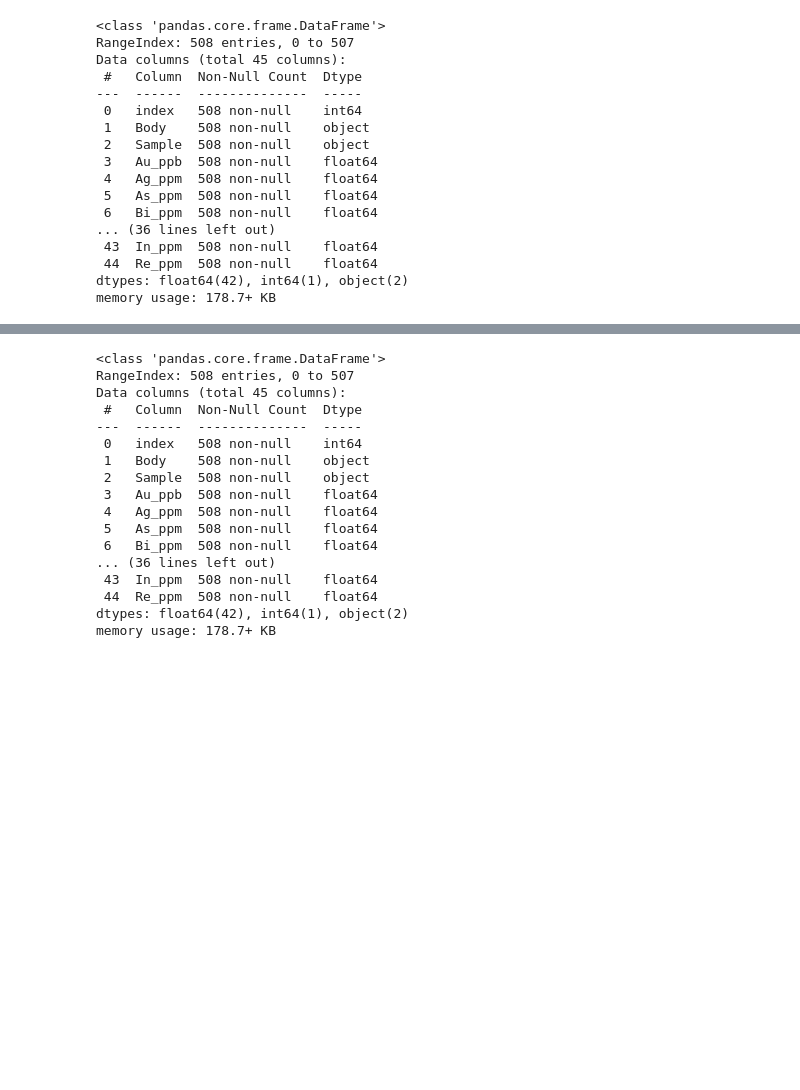
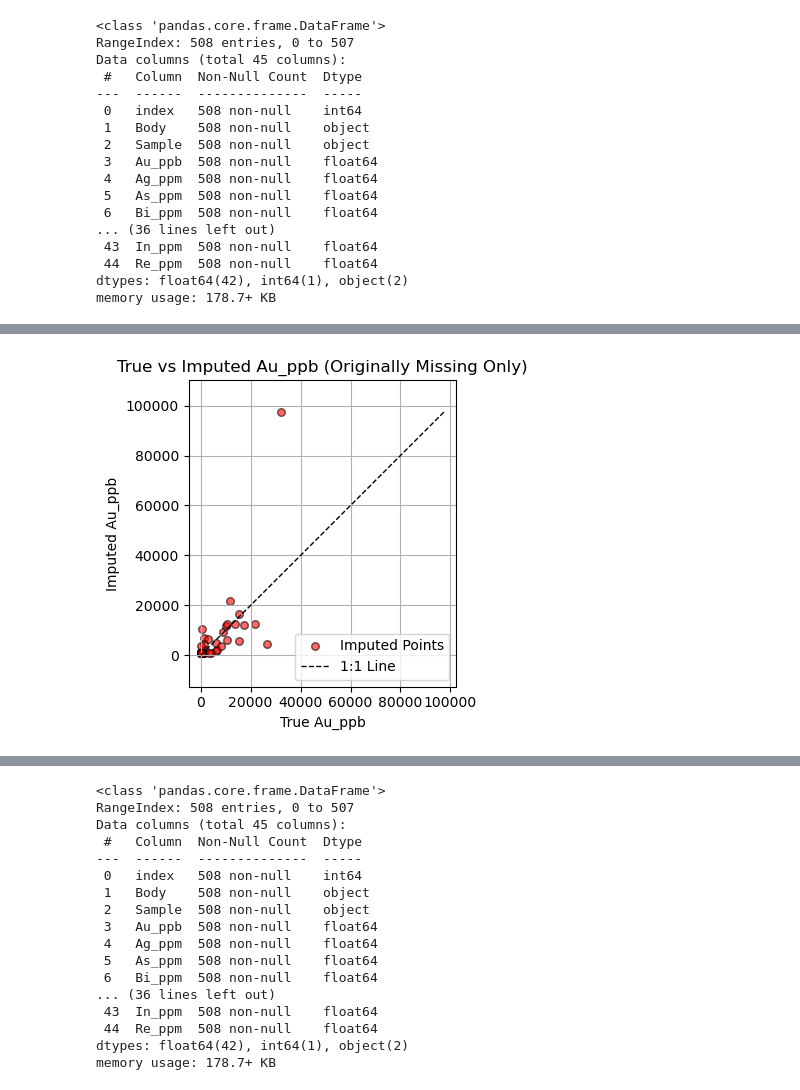
Before and after one commit to TarynScharf/PythonWorkshop, a Jupyter notebook: GSA-WA Workshop/#5_Intro_to_Machine_learning.ipynb, the cells around one changed output, grey strips where cells are left out. Saved outputs shown, nothing was run; the diff lists cells and outputs as text; code cells hidden in the pictures; blank space fills up the shorter version.

```diff
--- a/GSA-WA Workshop/#5_Intro_to_Machine_learning.ipynb
+++ b/GSA-WA Workshop/#5_Intro_to_Machine_learning.ipynb
@@ -483,0 +555,53 @@ for target in targets:
+# %%
+# --- Extract original and imputed Au_ppb values ---
+
+# Get 'Au_ppb' from the original (sparse) and imputed DataFrames
+original = df_sparse['Au_ppb'].reset_index(drop=True)
+imputed = df_imputed['Au_ppb'].reset_index(drop=True)
+
+# --- Identify positions that were missing in the original data ---
+
+# Create a mask where original values were NaN (i.e., were imputed)
+missing_mask = original.isna()
+
+# Extract only the imputed entries (original was NaN, imputed now filled)
+original_missing = df_combined.loc[missing_mask, 'Au_ppb']
+imputed_missing = imputed[missing_mask]
+
+# --- Set visual parameters for plotting ---
+
+symbol_size = 30  # Size of scatter plot markers
+
+# --- Create the plot ---
+
+plt.figure(figsize=(4, 4))  # Set figure size
+
+# Plot only values that were imputed
+plt.scatter(
+    original_missing, imputed_missing,
+    c='red', s=symbol_size,
+    alpha=0.6, edgecolor='k',
+    label='Imputed Points'
+)
+
+# --- Add a 1:1 reference line for visual comparison ---
+
+lims = [
+    np.min([original_missing.min(), imputed_missing.min()]),
+    np.max([original_missing.max(), imputed_missing.max()])
+]
+
+plt.plot(lims, lims, 'k--', linewidth=1, label='1:1 Line')
+
+# --- Add labels, legend, and formatting ---
+
+plt.xlabel('True Au_ppb')  # Value in full dataset
+plt.ylabel('Imputed Au_ppb')  # After imputation
+plt.title('True vs Imputed Au_ppb (Originally Missing Only)')
+plt.legend()
+plt.axis('equal')
+plt.grid(True)
+plt.tight_layout()
+plt.show()
+# %% [output]
+[figure, added]
```
Also changed, not shown: parts of 24 cells of this notebook.
